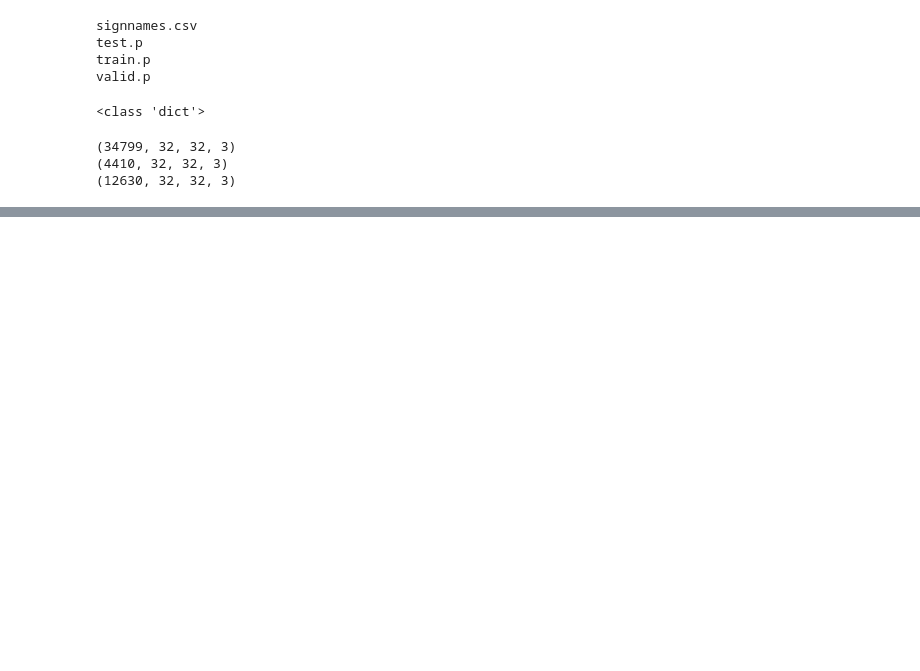
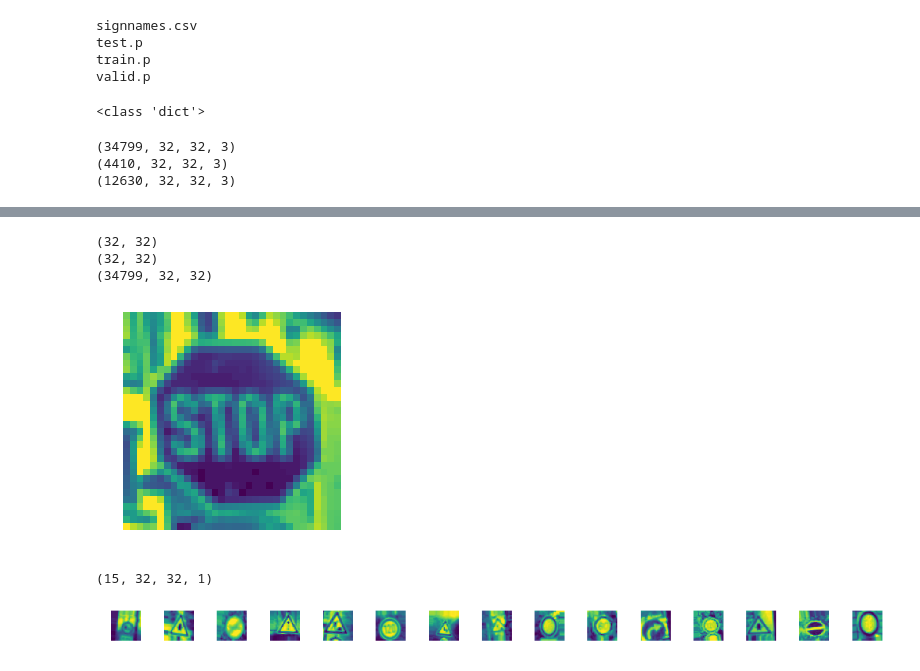
Before and after one commit to AvinashTiwari/Artifical-intelligence, a Jupyter notebook: Self_driving_Car/9_Traffic_Signal/Classify_Road_Symbol.ipynb, the cells around one changed output, grey strips where cells are left out. Drawn from its saved outputs; the diff is of its cells as text; code cells hidden in the pictures; blank space fills up the shorter version.

```diff
--- a/Self_driving_Car/9_Traffic_Signal/Classify_Road_Symbol.ipynb
+++ b/Self_driving_Car/9_Traffic_Signal/Classify_Road_Symbol.ipynb
@@ -77,0 +103,30 @@ ValueError: shape mismatch: objects cannot be broadcast to a single shape
+# %%
+img = grayscale(X_train[1000])
+plt.imshow(img)
+plt.axis("off")
+print(img.shape)
+def equalize(img):
+    img = cv2.equalizeHist(img)
+    return img
+img = equalize(img)
+plt.imshow(img)
+plt.axis("off")
+print(img.shape)
+def preprocess(img):
+    img = grayscale(img)
+    img = equalize(img)
+    img = img/255
+    return img
+
+X_train = np.array(list(map(preprocess, X_train)))
+X_test = np.array(list(map(preprocess, X_test)))
+X_val = np.array(list(map(preprocess, X_val)))
+
+plt.imshow(X_train[random.randint(0, len(X_train) - 1)])
+plt.axis('off')
+print(X_train.shape)
+# %% [output]
+(32, 32)
+(32, 32)
+(34799, 32, 32)
+[figure, added]
@@ -77,0 +137,26 @@ ValueError: shape mismatch: objects cannot be broadcast to a single shape
+# %%
+from keras.preprocessing.image import ImageDataGenerator
+
+datagen = ImageDataGenerator(width_shift_range=0.1,
+                            height_shift_range=0.1,
+                            zoom_range=0.2,
+                            shear_range=0.1,
+                            rotation_range=10.)
+
+datagen.fit(X_train)
+# for X_batch, y_batch in
+
+batches = datagen.flow(X_train, y_train, batch_size = 15)
+X_batch, y_batch = next(batches)
+
+fig, axs = plt.subplots(1, 15, figsize=(20, 5))
+fig.tight_layout()
+
+for i in range(15):
+    axs[i].imshow(X_batch[i].reshape(32, 32))
+    axs[i].axis("off")
+
+print(X_batch.shape)
+# %% [output]
+(15, 32, 32, 1)
+[figure, added]
```
Also changed, not shown: parts of 12 cells of this notebook.
